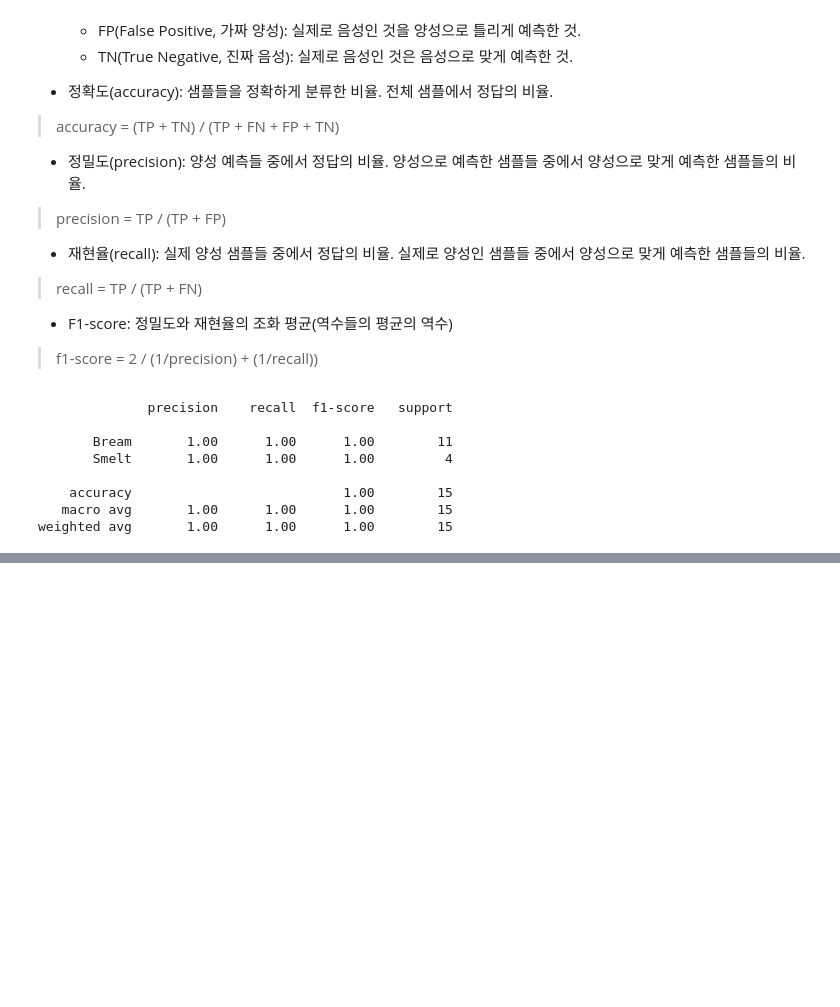
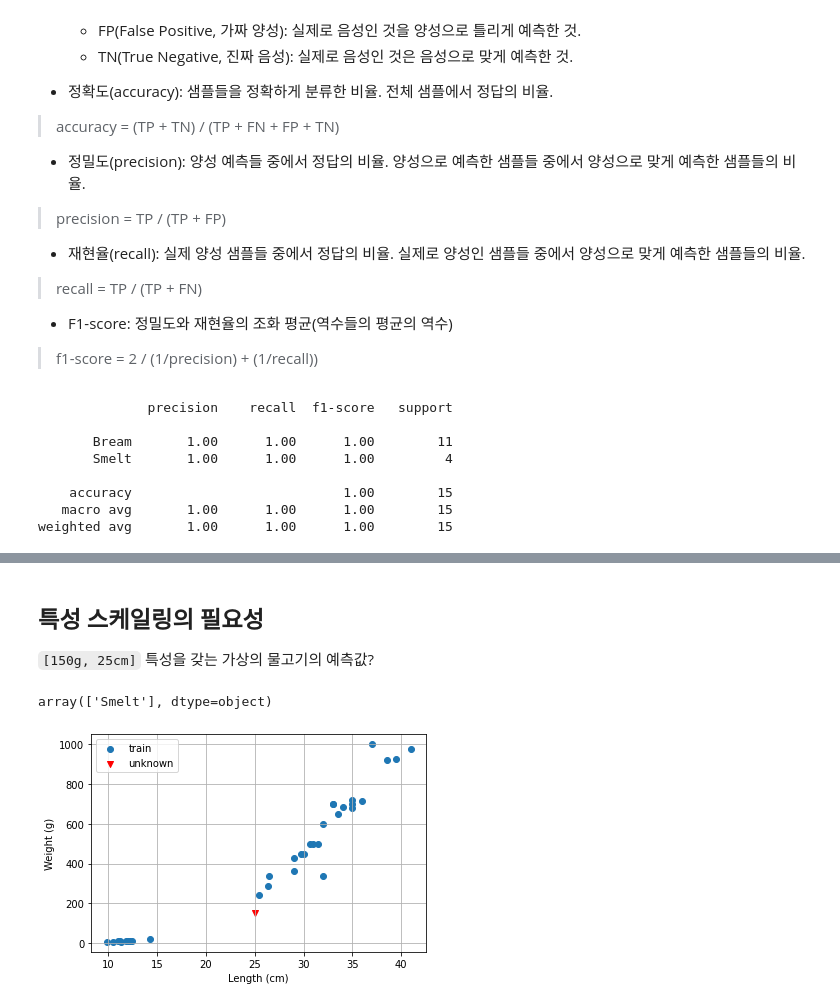
Before and after one commit to JakeOh/202110_itw_lab_python, a Jupyter notebook: ml03_train_test_scaling.ipynb, the cells around one changed output, grey strips where cells are left out. Cells and saved outputs as stored; diff of their text form; code cells hidden in the pictures; blank space fills up the shorter version.

```diff
--- a/ml03_train_test_scaling.ipynb
+++ b/ml03_train_test_scaling.ipynb
@@ -485,0 +496,22 @@ weighted avg       1.00      1.00      1.00        15
+# %% [markdown]
+## 특성 스케일링의 필요성
+
+`[150g, 25cm]` 특성을 갖는 가상의 물고기의 예측값?
+# %%
+test_fish = [[150, 25]]  # 150g, 25cm의 생선 - (1, 2) shape의 2차원 배열
+prediction = knn.predict(test_fish)
+prediction
+# %% [output]
+array(['Smelt'], dtype=object)
+# %%
+# 훈련 셋, 가상의 테스트 물고기 시각화
+plt.scatter(X_train[:, 1], X_train[:, 0], label='train')  # 훈련 셋
+plt.scatter(x=25, y=150, label='unknown', marker='v', color='red')  # 테스트 물고기(25cm, 150g)
+
+plt.xlabel('Length (cm)')
+plt.ylabel('Weight (g)')
+plt.legend()
+plt.grid()
+plt.show()
+# %% [output]
+[figure, added]
```
Also changed, not shown: parts of 3 cells of this notebook.
